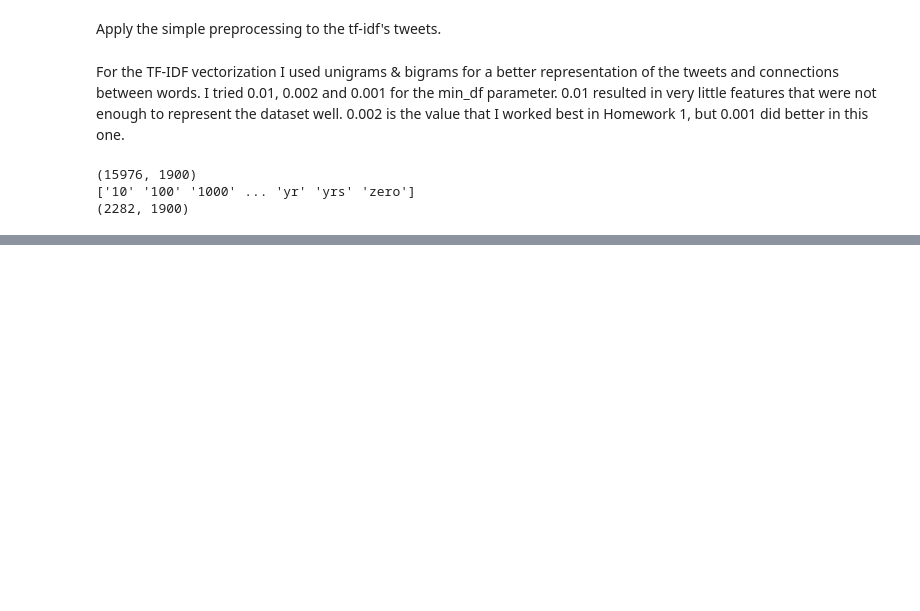
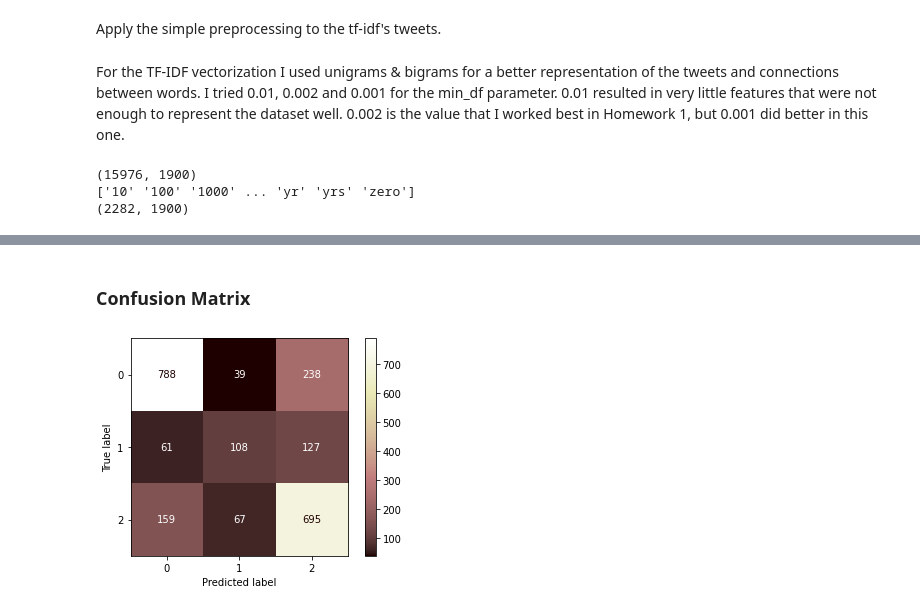
Before and after one commit to theodora-panteliou/Vaccine-Sentiment-Classifier, a Jupyter notebook: AI2_HM3_bidirectional_RNN_with_LSTM_GRU.ipynb, the cells around one changed output, grey strips where cells are left out. Saved outputs shown, nothing was run; the diff lists cells and outputs as text; code cells hidden in the pictures; blank space fills up the shorter version.

```diff
--- a/AI2_HM3_bidirectional_RNN_with_LSTM_GRU.ipynb
+++ b/AI2_HM3_bidirectional_RNN_with_LSTM_GRU.ipynb
@@ -266,6 +295,6 @@ Load pre-trained GloVe vectors into a dictionary.
 # %%
 embeddings_dict = {}
-with open("/content/drive/MyDrive/Colab Notebooks/Artificial Intelligence II/glove.twitter.27B.50d.txt", 'r', encoding="utf-8") as f:
+with open("/content/drive/MyDrive/Colab Notebooks/Artificial Intelligence II/glove.twitter.27B.200d.txt.gz (Unzipped Files)/glove.twitter.27B.200d.txt", 'r', encoding="utf-8") as f:
   for line in f:
     values = line.split()
     word = values[0]
@@ -323,0 +521,14 @@ print(tfidf_test.shape)
+# %%
+# set_seed()
+# np.random.seed(20)
+# torch.manual_seed(20)
+# Hyperparameters
+input_size = 200
+sequence_length = 31 # length inside a batch
+num_layers = 2
+hidden_size = 128
+num_classes = 3
+learning_rate = 0.01
+batch_size = 128
+cell = 'LSTM'
+epochs = 5
@@ -323,0 +665,23 @@ print(tfidf_test.shape)
+# %%
+model.eval()
+
+with torch.no_grad():
+  scores = model(x_test)
+  _, y_pred = scores.max(1)
+
+if device==torch.device("cuda"):
+   y_pred = y_pred.cpu()
+
+print("all in one metrics: precision, recall, f1:", precision_recall_fscore_support(Y_test, y_pred))
+print("all in one metrics: precision, recall, f1:", precision_recall_fscore_support(Y_test, y_pred, average='micro'))
+
+f1 = f1_score(Y_test, y_pred, average=None)
+print("F1 score for each class = ", f1 * 100, "%")
+f1 = f1_score(Y_test, y_pred, average='micro')
+print("F1 score = ", f1 * 100, "%")
+
+print("precision: ", precision_score(Y_test, y_pred, average='micro'))
+
+print("recall: ", recall_score(Y_test, y_pred, average='micro'))
+
+model.train()
@@ -323,0 +699,9 @@ print(tfidf_test.shape)
+# %% [markdown]
+### Confusion Matrix
+# %%
+from sklearn.metrics import ConfusionMatrixDisplay
+
+ConfusionMatrixDisplay.from_predictions(Y_test, y_pred, cmap=plt.cm.pink)
+plt.show()
+# %% [output]
+[figure, added]
```
Also changed, not shown: parts of 21 cells of this notebook.
